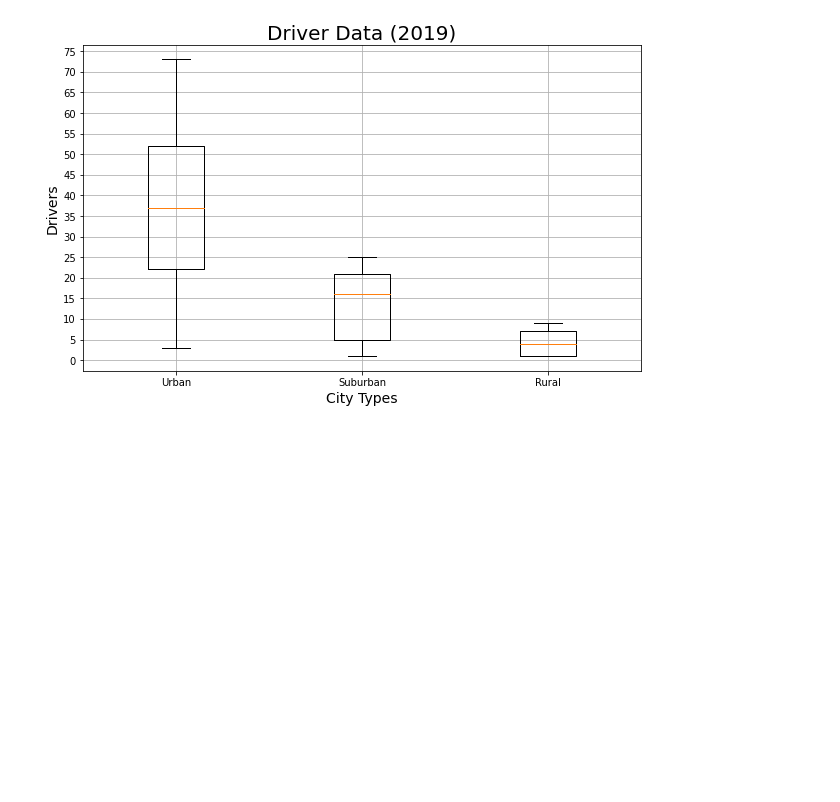
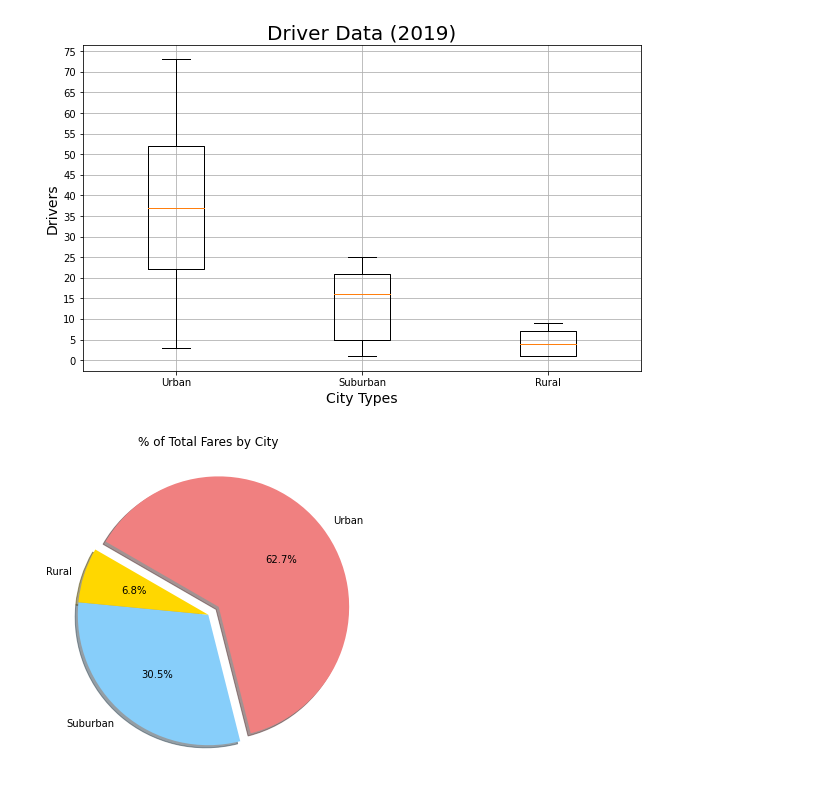
Before and after one commit to DibbleJ/PyBer_Analysis, a Jupyter notebook: PyBer.ipynb, the cells around one changed output. Drawn from its saved outputs; the diff is of its cells as text; code cells hidden in the pictures; blank space fills up the shorter version.

Commit message:
Addition of Pie Charts

```diff
--- a/PyBer.ipynb
+++ b/PyBer.ipynb
@@ -583,3 +584,23 @@ ax.grid()
 plt.show()
 # %% [output]
 [figure]
+# %%
+total_fares = [urban_fares.sum(), suburban_fares.sum(), rural_fares.sum()]
+city_types = ['Urban','Suburban','Rural']
+explode_type = [0.1,0,0]
+color_types = ['lightcoral','lightskyblue','gold']
+
+plt.subplots(figsize=(10,6))
+plt.pie(total_fares, labels = city_types,
+        autopct = '%.1f%%', shadow = True,
+        explode = explode_type, colors = color_types,
+        startangle = 150, counterclock = False,)
+plt.title('% of Total Fares by City')
+# Change the default font size from 10 to 14
+mpl.rcParams['font.size'] = 14
+# Save Figure
+plt.savefig('analysis/Fig5.png')
+# Show Figure
+plt.show()
+# %% [output]
+[figure, added]
```
Also changed, not shown: parts of 3 cells of this notebook, 3 other files.
